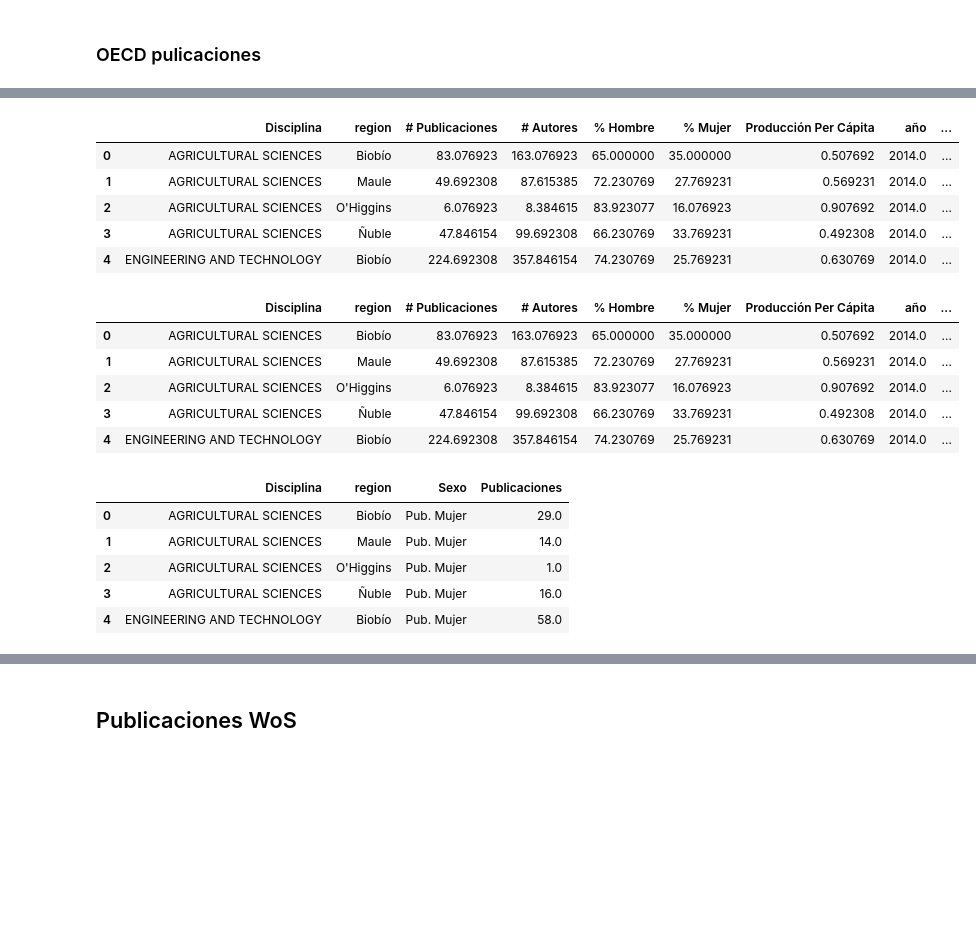
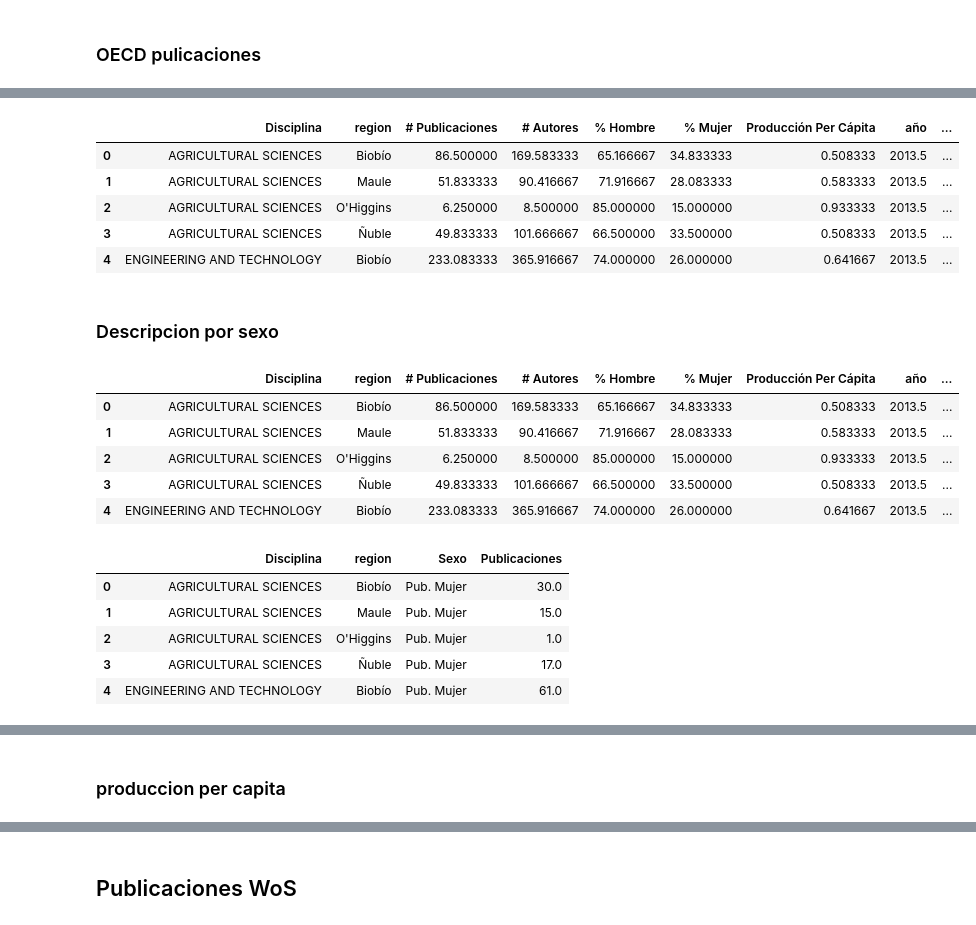
Before and after one commit to Nanocell-Lab/nodo_CTCI, a Jupyter notebook: 04_Investigación.ipynb, the cells around one changed output, grey strips where cells are left out. Cells and saved outputs as stored; diff of their text form; code cells hidden in the pictures; blank space fills up the shorter version.

```diff
--- a/04_Investigación.ipynb
+++ b/04_Investigación.ipynb
@@ -137,13 +167,15 @@ datos_oecd["max_sexo"] = 100
 # %%
-datos_oecd_aggmean = datos_oecd.groupby(["Disciplina","region"]).mean().reset_index()
+datos_oecd_aggmean = datos_oecd.loc[datos_oecd['año']!=2020].groupby(["Disciplina","region"]).mean().reset_index()
 datos_oecd_aggmean.head()
 # %% [output]
 |  | Disciplina | region | # Publicaciones | # Autores | % Hombre | % Mujer | Producción Per Cápita | año | ... |
-| 0 | AGRICULTURAL SCIENCES | Biobío | 83.076923 | 163.076923 | 65.000000 | 35.000000 | 0.507692 | 2014.0 | ... |
-| 1 | AGRICULTURAL SCIENCES | Maule | 49.692308 | 87.615385 | 72.230769 | 27.769231 | 0.569231 | 2014.0 | ... |
-| 2 | AGRICULTURAL SCIENCES | O'Higgins | 6.076923 | 8.384615 | 83.923077 | 16.076923 | 0.907692 | 2014.0 | ... |
-| 3 | AGRICULTURAL SCIENCES | Ñuble | 47.846154 | 99.692308 | 66.230769 | 33.769231 | 0.492308 | 2014.0 | ... |
-| 4 | ENGINEERING AND TECHNOLOGY | Biobío | 224.692308 | 357.846154 | 74.230769 | 25.769231 | 0.630769 | 2014.0 | ... |
+| 0 | AGRICULTURAL SCIENCES | Biobío | 86.500000 | 169.583333 | 65.166667 | 34.833333 | 0.508333 | 2013.5 | ... |
+| 1 | AGRICULTURAL SCIENCES | Maule | 51.833333 | 90.416667 | 71.916667 | 28.083333 | 0.583333 | 2013.5 | ... |
+| 2 | AGRICULTURAL SCIENCES | O'Higgins | 6.250000 | 8.500000 | 85.000000 | 15.000000 | 0.933333 | 2013.5 | ... |
+| 3 | AGRICULTURAL SCIENCES | Ñuble | 49.833333 | 101.666667 | 66.500000 | 33.500000 | 0.508333 | 2013.5 | ... |
+| 4 | ENGINEERING AND TECHNOLOGY | Biobío | 233.083333 | 365.916667 | 74.000000 | 26.000000 | 0.641667 | 2013.5 | ... |
+# %% [markdown]
+### Descripcion por sexo
 # %%
 datos_oecd_aggmean["Pub. Mujer"] = round(((datos_oecd_aggmean["% Mujer"]/100)*datos_oecd_aggmean["# Publicaciones"]))
 datos_oecd_aggmean["Pub. Hombre"] = round(((datos_oecd_aggmean["% Hombre"]/100)*datos_oecd_aggmean["# Publicaciones"]))
@@ -151,22 +183,22 @@ datos_oecd_aggmean["Pub. Hombre"] = round(((datos_oecd_aggmean["% Hombre"]/100)*
 datos_oecd_aggmean.head()
 # %% [output]
 |  | Disciplina | region | # Publicaciones | # Autores | % Hombre | % Mujer | Producción Per Cápita | año | ... |
-| 0 | AGRICULTURAL SCIENCES | Biobío | 83.076923 | 163.076923 | 65.000000 | 35.000000 | 0.507692 | 2014.0 | ... |
-| 1 | AGRICULTURAL SCIENCES | Maule | 49.692308 | 87.615385 | 72.230769 | 27.769231 | 0.569231 | 2014.0 | ... |
-| 2 | AGRICULTURAL SCIENCES | O'Higgins | 6.076923 | 8.384615 | 83.923077 | 16.076923 | 0.907692 | 2014.0 | ... |
-| 3 | AGRICULTURAL SCIENCES | Ñuble | 47.846154 | 99.692308 | 66.230769 | 33.769231 | 0.492308 | 2014.0 | ... |
-| 4 | ENGINEERING AND TECHNOLOGY | Biobío | 224.692308 | 357.846154 | 74.230769 | 25.769231 | 0.630769 | 2014.0 | ... |
+| 0 | AGRICULTURAL SCIENCES | Biobío | 86.500000 | 169.583333 | 65.166667 | 34.833333 | 0.508333 | 2013.5 | ... |
+| 1 | AGRICULTURAL SCIENCES | Maule | 51.833333 | 90.416667 | 71.916667 | 28.083333 | 0.583333 | 2013.5 | ... |
+| 2 | AGRICULTURAL SCIENCES | O'Higgins | 6.250000 | 8.500000 | 85.000000 | 15.000000 | 0.933333 | 2013.5 | ... |
+| 3 | AGRICULTURAL SCIENCES | Ñuble | 49.833333 | 101.666667 | 66.500000 | 33.500000 | 0.508333 | 2013.5 | ... |
+| 4 | ENGINEERING AND TECHNOLOGY | Biobío | 233.083333 | 365.916667 | 74.000000 | 26.000000 | 0.641667 | 2013.5 | ... |
 # %%
 datos_oecd_pubsexo = pd.melt(datos_oecd_aggmean,id_vars=['Disciplina','region'], value_vars = ['Pub. Mujer','Pub. Hombre'],
                              value_name="Publicaciones",var_name="Sexo")
 datos_oecd_pubsexo.head()
 # %% [output]
 |  | Disciplina | region | Sexo | Publicaciones |
-| 0 | AGRICULTURAL SCIENCES | Biobío | Pub. Mujer | 29.0 |
-| 1 | AGRICULTURAL SCIENCES | Maule | Pub. Mujer | 14.0 |
+| 0 | AGRICULTURAL SCIENCES | Biobío | Pub. Mujer | 30.0 |
+| 1 | AGRICULTURAL SCIENCES | Maule | Pub. Mujer | 15.0 |
 | 2 | AGRICULTURAL SCIENCES | O'Higgins | Pub. Mujer | 1.0 |
-| 3 | AGRICULTURAL SCIENCES | Ñuble | Pub. Mujer | 16.0 |
-| 4 | ENGINEERING AND TECHNOLOGY | Biobío | Pub. Mujer | 58.0 |
+| 3 | AGRICULTURAL SCIENCES | Ñuble | Pub. Mujer | 17.0 |
+| 4 | ENGINEERING AND TECHNOLOGY | Biobío | Pub. Mujer | 61.0 |
 # %%
 
 pubsexo = alt.Chart(datos_oecd_pubsexo).mark_bar(
@@ -188,3 +218,5 @@ pubsexo
+# %% [markdown]
+### produccion per capita
 # %%
 alt.Chart(datos_oecd_aggmean).mark_bar(
     cornerRadiusTopLeft=3,
```
Also changed, not shown: parts of 14 cells of this notebook.
